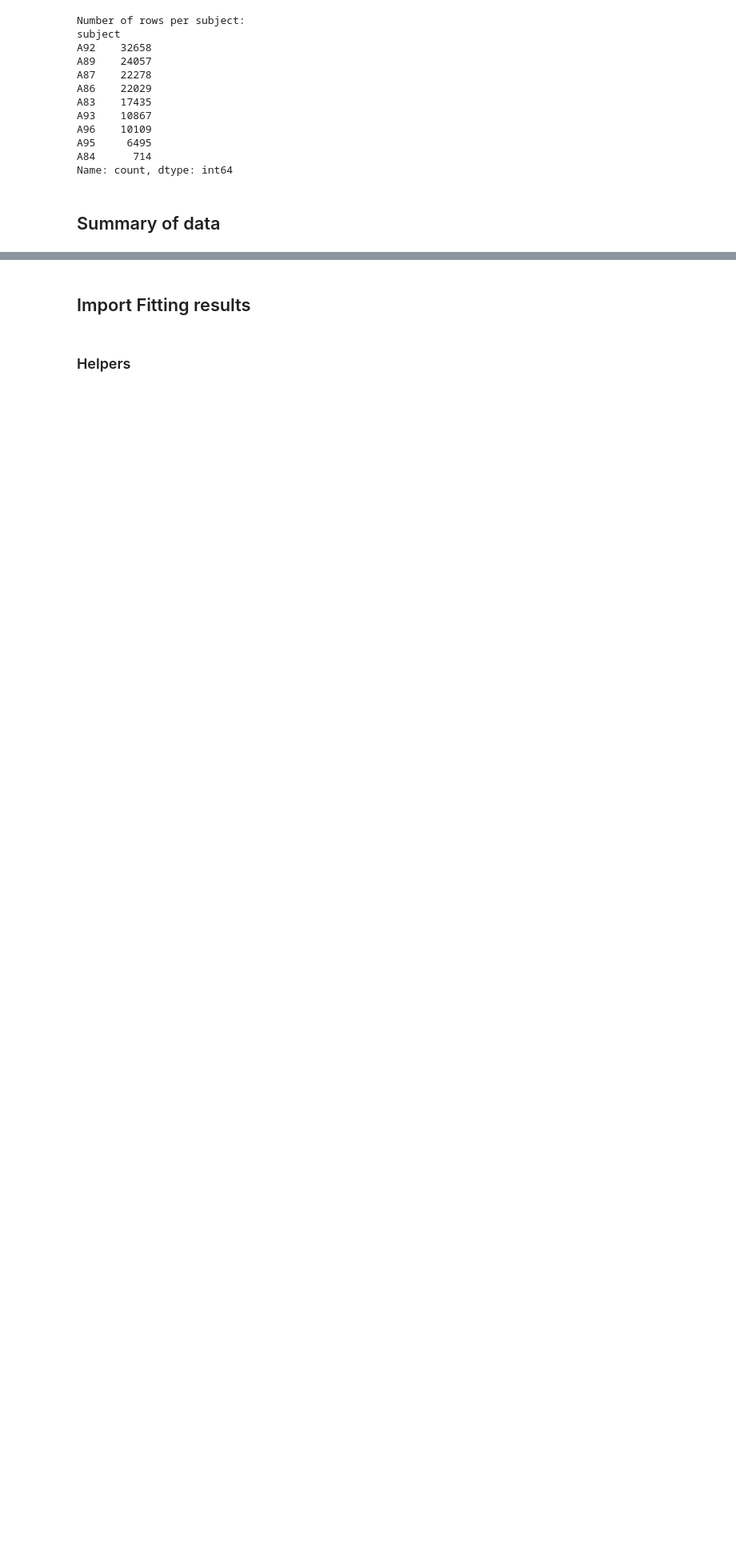
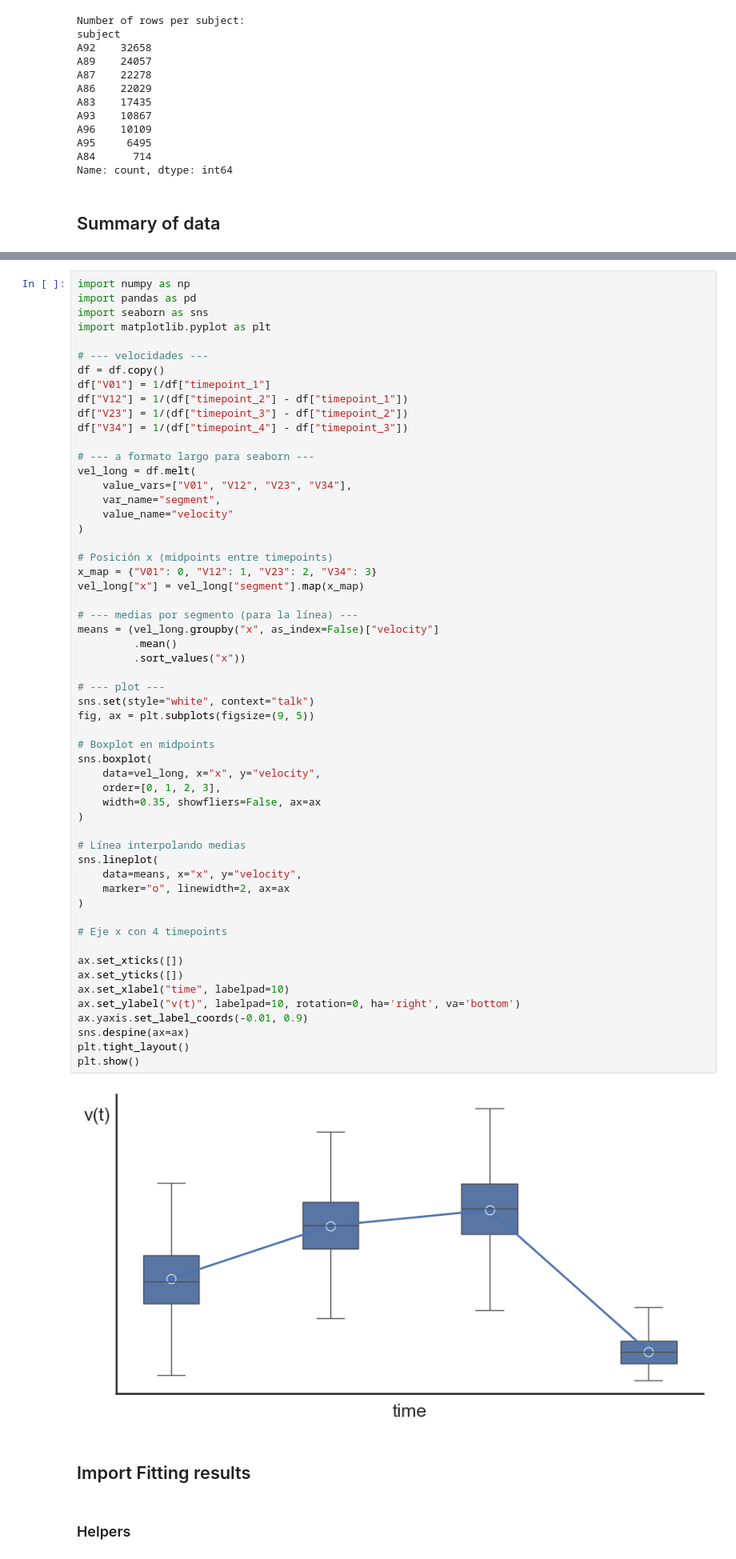
Before and after one commit to javirm3/TFG, a Jupyter notebook: simulations/code/fitting/fitting_plots_final.ipynb, the cells around one changed output, grey strips where cells are left out. Shown at 80% size. Drawn from its saved outputs; the diff is of its cells as text; blank space fills up the shorter version.

```diff
--- a/simulations/code/fitting/fitting_plots_final.ipynb
+++ b/simulations/code/fitting/fitting_plots_final.ipynb
@@ -177,3 +180,61 @@ Correlación Spearman: r = 0.6942, p-value = 0.0000e+00
+# %%
+import numpy as np
+import pandas as pd
+import seaborn as sns
+import matplotlib.pyplot as plt
+
+# --- velocidades ---
+df = df.copy()
+df["V01"] = 1/df["timepoint_1"]
+df["V12"] = 1/(df["timepoint_2"] - df["timepoint_1"])
+df["V23"] = 1/(df["timepoint_3"] - df["timepoint_2"])
+df["V34"] = 1/(df["timepoint_4"] - df["timepoint_3"])
+
+# --- a formato largo para seaborn ---
+vel_long = df.melt(
+    value_vars=["V01", "V12", "V23", "V34"],
+    var_name="segment",
+    value_name="velocity"
+)
+
+# Posición x (midpoints entre timepoints)
+x_map = {"V01": 0, "V12": 1, "V23": 2, "V34": 3}
+vel_long["x"] = vel_long["segment"].map(x_map)
+
+# --- medias por segmento (para la línea) ---
+means = (vel_long.groupby("x", as_index=False)["velocity"]
+         .mean()
+         .sort_values("x"))
+
+# --- plot ---
+sns.set(style="white", context="talk")
+fig, ax = plt.subplots(figsize=(9, 5))
+
+# Boxplot en midpoints
+sns.boxplot(
+    data=vel_long, x="x", y="velocity",
+    order=[0, 1, 2, 3],
+    width=0.35, showfliers=False, ax=ax
+)
+
+# Línea interpolando medias
+sns.lineplot(
+    data=means, x="x", y="velocity",
+    marker="o", linewidth=2, ax=ax
+)
+
+# Eje x con 4 timepoints
+
+ax.set_xticks([])
+ax.set_yticks([])
+ax.set_xlabel("time", labelpad=10)
+ax.set_ylabel("v(t)", labelpad=10, rotation=0, ha='right', va='bottom')
+ax.yaxis.set_label_coords(-0.01, 0.9)
+sns.despine(ax=ax)
+plt.tight_layout()
+plt.show()
+# %% [output]
+[figure, added]
 # %% [markdown]
 ## Import Fitting results
 # %% [markdown]
```
Also changed, not shown: parts of 11 cells of this notebook, 49 other files.
